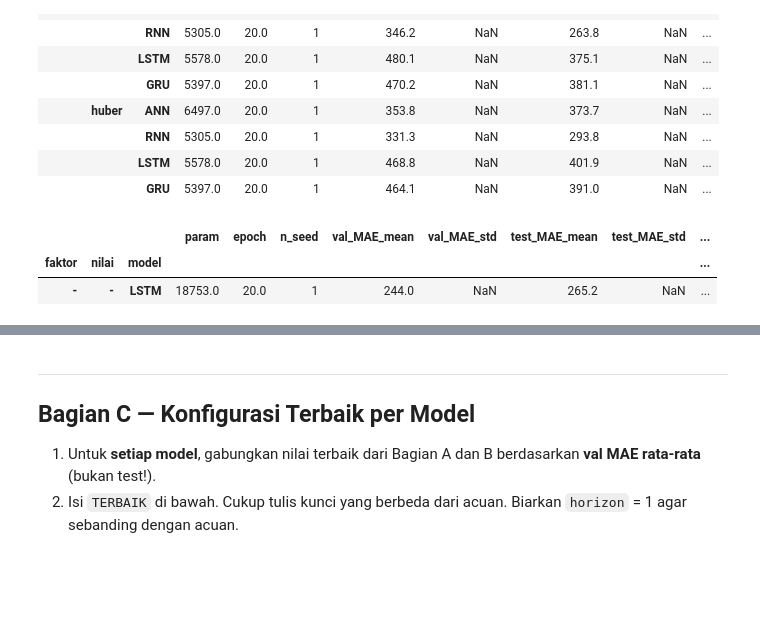
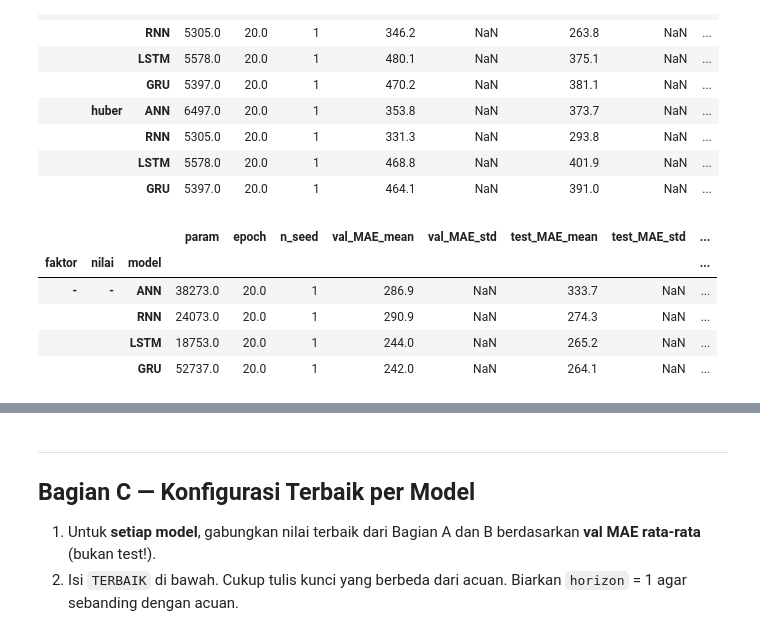
Before and after one commit to adhitngab/dlw-tugas-ra-124400015, a Jupyter notebook: tugas_ablasi.ipynb, the cells around one changed output, grey strips where cells are left out. Saved outputs shown, nothing was run; the diff lists cells and outputs as text; code cells hidden in the pictures; blank space fills up the shorter version.

Commit message:
kombinasi ANN, RNN, LSTM, dan GRU kondisi = true

```diff
--- a/tugas_ablasi.ipynb
+++ b/tugas_ablasi.ipynb
@@ -623,23 +623,25 @@ b4 = jalankan("B4", "loss", ["mse", "mae", "huber"]);       plot_faktor(b4, "fun
 |  |  | LSTM | 5578.0 | 20.0 | 1 | 468.8 | NaN | 401.9 | NaN | ... |
 |  |  | GRU | 5397.0 | 20.0 | 1 | 464.1 | NaN | 391.0 | NaN | ... |
 # %%
-# Kandidat kombinasi aktif saat ini: LSTM.
-lstm_kombinasi = jalankan(
-    "AB-kombinasi-LSTM",
-    None,
-    ["-"],
-    models=["LSTM"],
-    W=12,
-    hidden=64,
-    layers=1,
-    lr=1e-2,
-    fitur="semua",
-    dropout=0.0,
-    loss="mse",
-)
-ringkas(lstm_kombinasi)
+# Kandidat gabungan untuk semua model, dipilih dari val MAE A/B.
+KOMBINASI = {
+    "ANN": dict(W=24, hidden=128, layers=2, lr=1e-3,
+                fitur="semua", dropout=0.0, loss="mse"),
+    "RNN": dict(W=24, hidden=68, layers=3, lr=1e-3,
+                fitur="semua", dropout=0.0, loss="huber"),
+    "LSTM": dict(W=12, hidden=64, layers=1, lr=1e-2,
+                 fitur="semua", dropout=0.0, loss="mse"),
+    "GRU": dict(W=6, hidden=128, layers=1, lr=1e-2,
+                fitur="semua", dropout=0.0, loss="huber"),
+}
+
+kombinasi_semua = jalankan_konfigurasi("AB-kombinasi-semua", KOMBINASI)
+ringkas(kombinasi_semua)
 # %% [output]
 |  |  |  | param | epoch | n_seed | val_MAE_mean | val_MAE_std | test_MAE_mean | test_MAE_std | ... |
 | faktor | nilai | model |  |  |  |  |  |  |  | ... |
-| - | - | LSTM | 18753.0 | 20.0 | 1 | 244.0 | NaN | 265.2 | NaN | ... |
+| - | - | ANN | 38273.0 | 20.0 | 1 | 286.9 | NaN | 333.7 | NaN | ... |
+|  |  | RNN | 24073.0 | 20.0 | 1 | 290.9 | NaN | 274.3 | NaN | ... |
+|  |  | LSTM | 18753.0 | 20.0 | 1 | 244.0 | NaN | 265.2 | NaN | ... |
+|  |  | GRU | 52737.0 | 20.0 | 1 | 242.0 | NaN | 264.1 | NaN | ... |
 # %%
```
Also changed, not shown: parts of 4 cells of this notebook, 2 other files.
